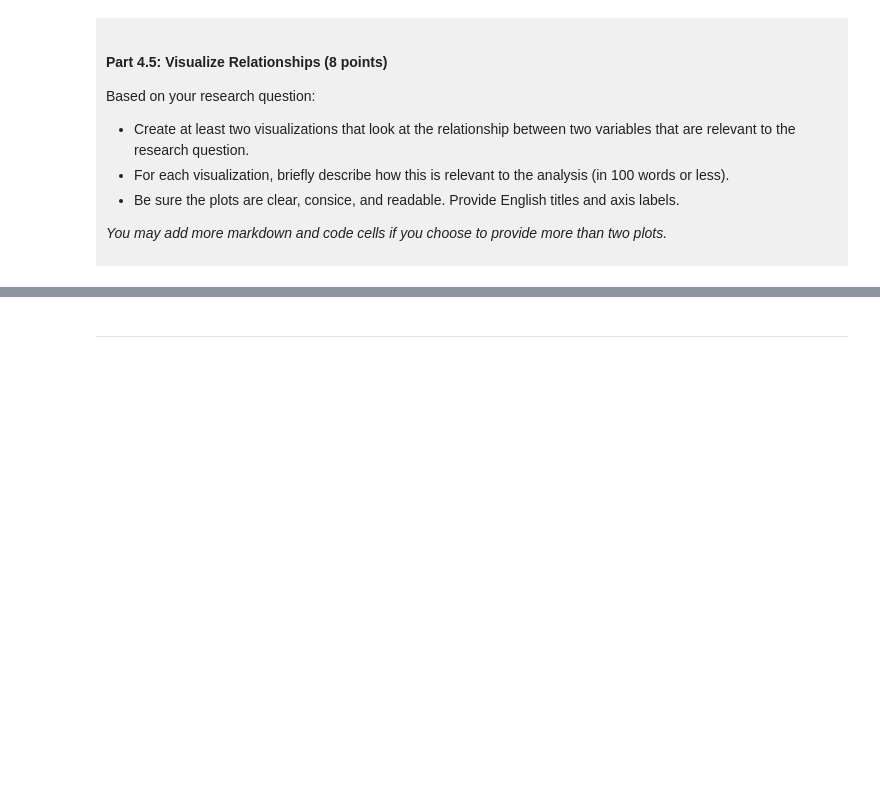
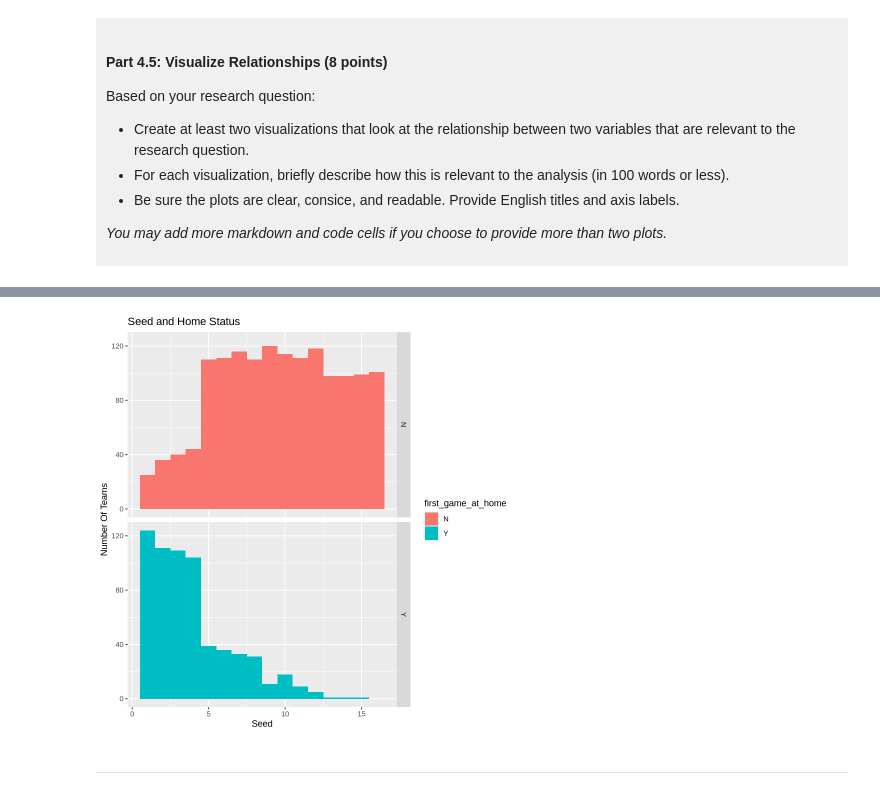
Before and after one commit to Owen7780/dsci-100-project-Owen-Xu, a Jupyter notebook: dsci-100-project-notebook.ipynb, the cells around one changed output, grey strips where cells are left out. Saved outputs shown, nothing was run; the diff lists cells and outputs as text; code cells hidden in the pictures; blank space fills up the shorter version.

```diff
--- a/dsci-100-project-notebook.ipynb
+++ b/dsci-100-project-notebook.ipynb
@@ -314,5 +367,13 @@ Visualization 2: %%% EDIT THIS MARKDOWN CELL%%%
 # %%
-### EDIT THIS CODE CELL FOR VISUALIZATION 2###
+wmm_tidy |>
+ggplot(aes(x = seed, fill = first_game_at_home)) +
+geom_histogram(binwidth = 1) +
+facet_grid(rows = vars(first_game_at_home)) +
+labs(title = "Seed and Home Status",
+    x = "Seed",
+    y = "Number Of Teams")
+# %% [output]
+[figure, added]
 # %% [markdown]
 ------
 # %% [markdown]
```
Also changed, not shown: parts of 9 cells of this notebook.
